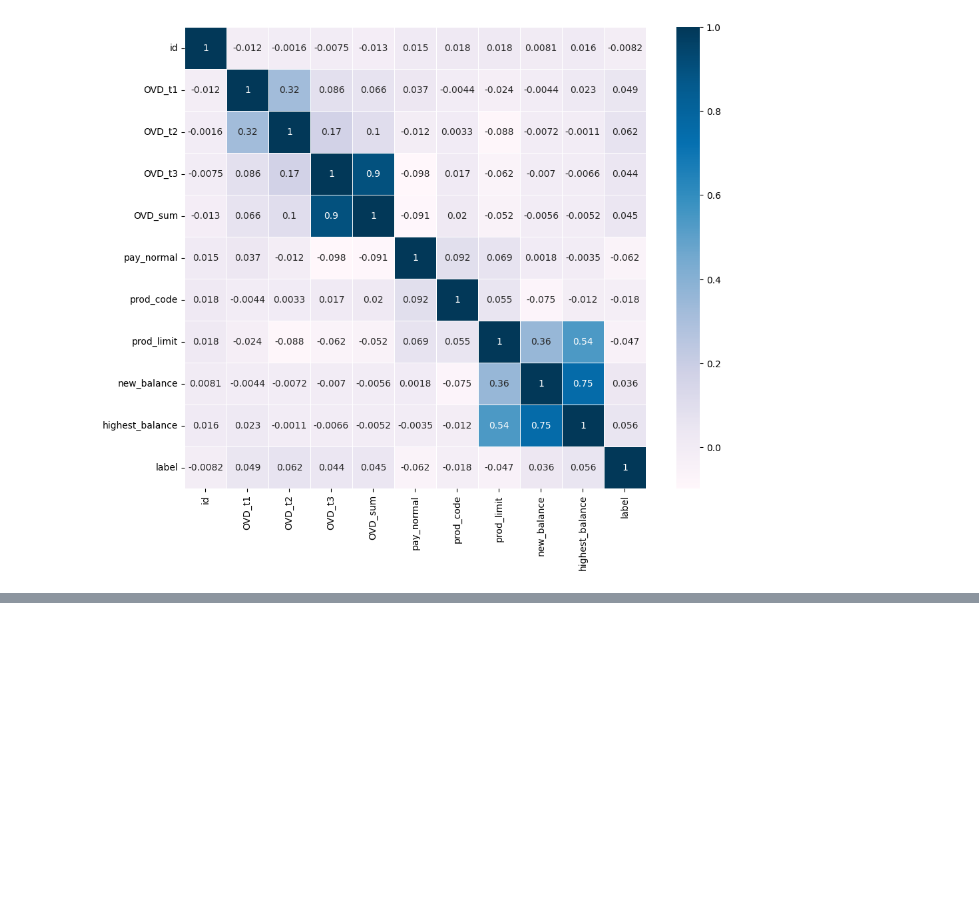
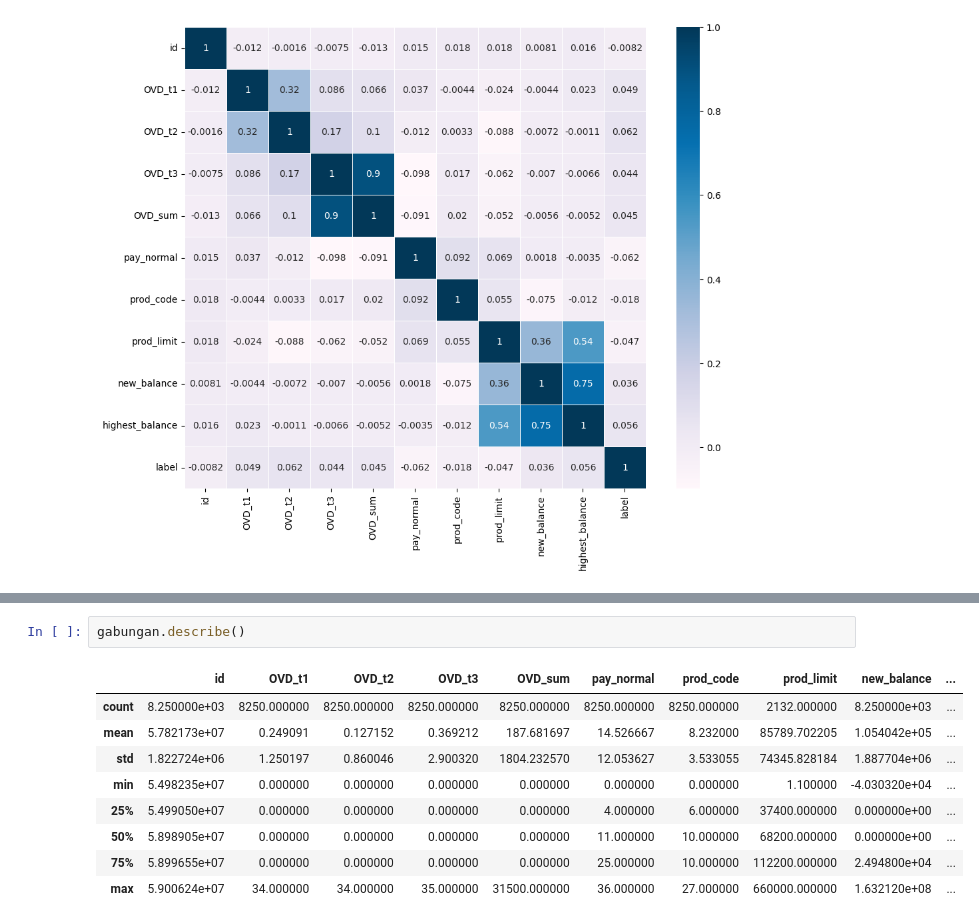
Before and after one commit to nadeap/Machine-Learning, a Jupyter notebook: Credit Risk Classification/analysis.ipynb, the cells around one changed output, grey strips where cells are left out. Cells and saved outputs as stored; diff of their text form; blank space fills up the shorter version.

```diff
--- a/Credit Risk Classification/analysis.ipynb
+++ b/Credit Risk Classification/analysis.ipynb
@@ -160,0 +184,12 @@ plt.show()
+# %%
+gabungan.describe()
+# %% [output]
+|  | id | OVD_t1 | OVD_t2 | OVD_t3 | OVD_sum | pay_normal | prod_code | prod_limit | new_balance | ... |
+| count | 8.250000e+03 | 8250.000000 | 8250.000000 | 8250.000000 | 8250.000000 | 8250.000000 | 8250.000000 | 2132.000000 | 8.250000e+03 | ... |
+| mean | 5.782173e+07 | 0.249091 | 0.127152 | 0.369212 | 187.681697 | 14.526667 | 8.232000 | 85789.702205 | 1.054042e+05 | ... |
+| std | 1.822724e+06 | 1.250197 | 0.860046 | 2.900320 | 1804.232570 | 12.053627 | 3.533055 | 74345.828184 | 1.887704e+06 | ... |
+| min | 5.498235e+07 | 0.000000 | 0.000000 | 0.000000 | 0.000000 | 0.000000 | 0.000000 | 1.100000 | -4.030320e+04 | ... |
+| 25% | 5.499050e+07 | 0.000000 | 0.000000 | 0.000000 | 0.000000 | 4.000000 | 6.000000 | 37400.000000 | 0.000000e+00 | ... |
+| 50% | 5.898905e+07 | 0.000000 | 0.000000 | 0.000000 | 0.000000 | 11.000000 | 10.000000 | 68200.000000 | 0.000000e+00 | ... |
+| 75% | 5.899655e+07 | 0.000000 | 0.000000 | 0.000000 | 0.000000 | 25.000000 | 10.000000 | 112200.000000 | 2.494800e+04 | ... |
+| max | 5.900624e+07 | 34.000000 | 34.000000 | 35.000000 | 31500.000000 | 36.000000 | 27.000000 | 660000.000000 | 1.632120e+08 | ... |
```
Also changed, not shown: parts of 2 cells of this notebook.
